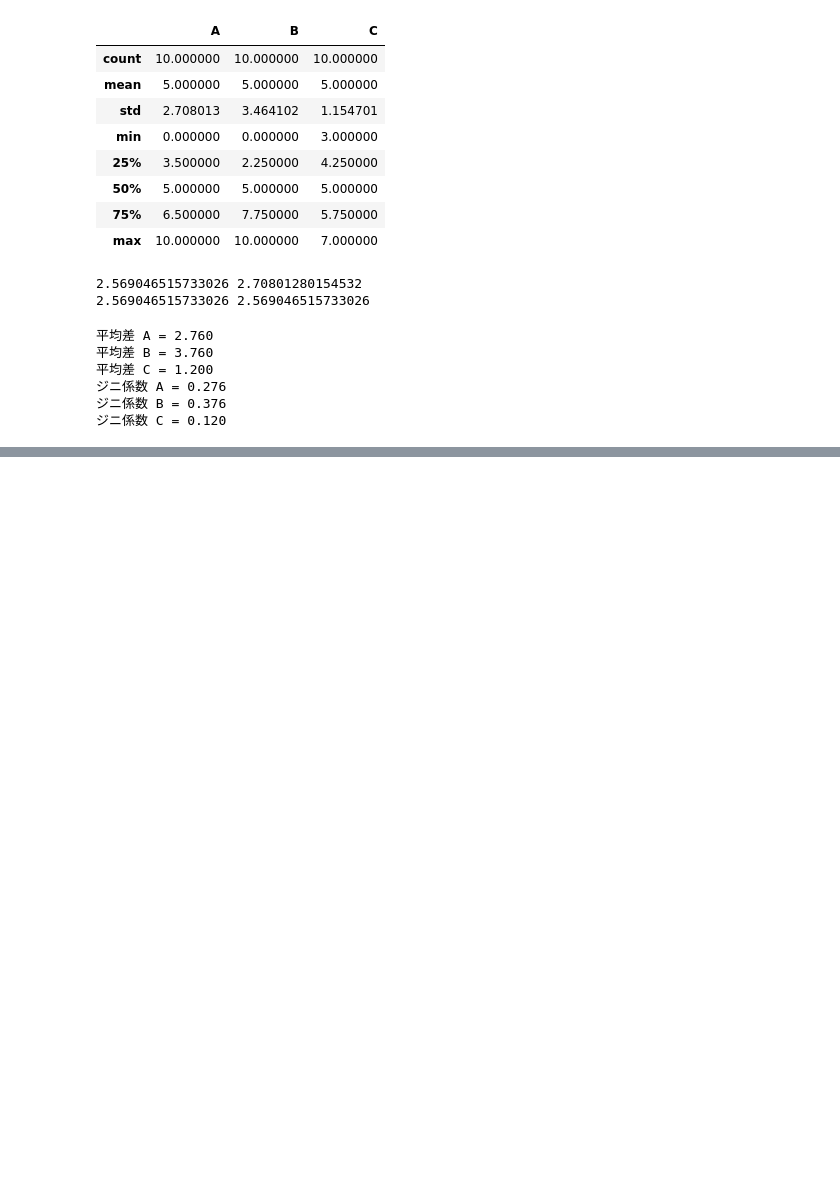
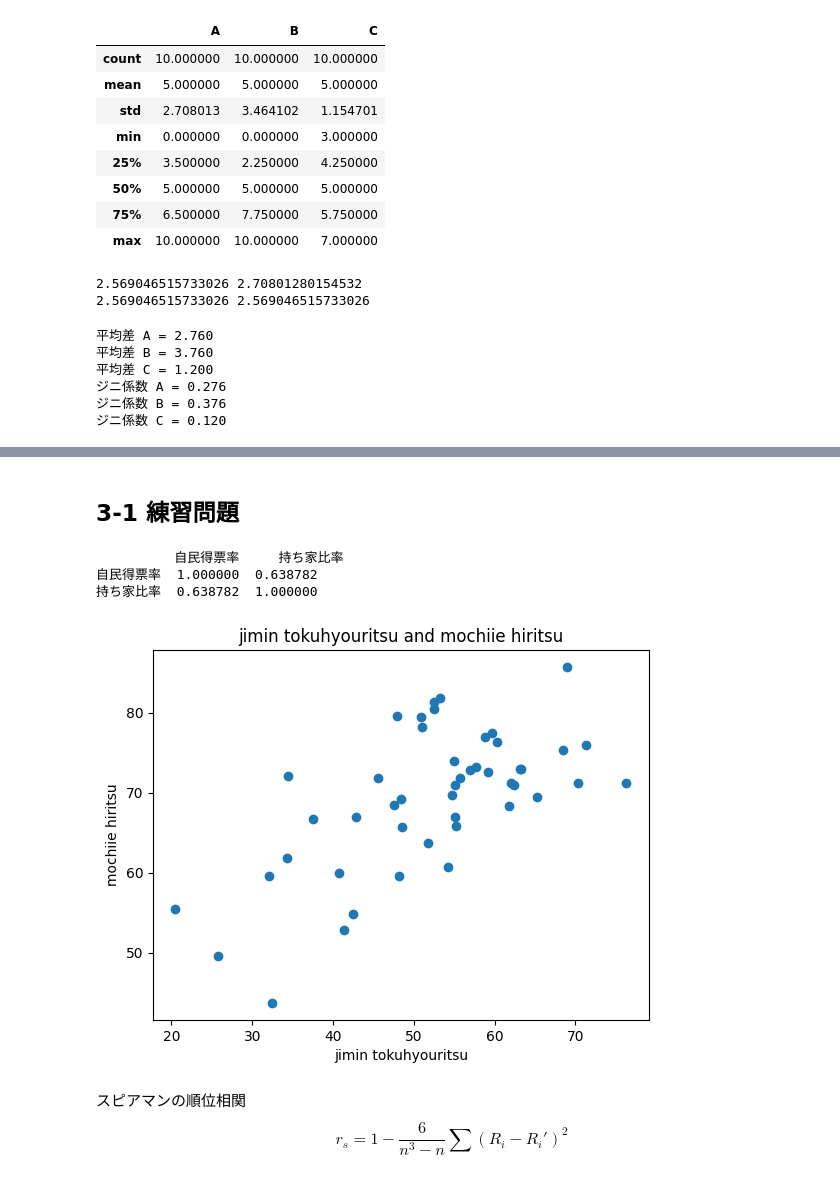
Before and after one commit to akmiccom/markdown, a Jupyter notebook: notebooks/統計学入門_練習問題.ipynb, the cells around one changed output, grey strips where cells are left out. Drawn from its saved outputs; the diff is of its cells as text; code cells hidden in the pictures; blank space fills up the shorter version.

```diff
--- a/notebooks/統計学入門_練習問題.ipynb
+++ b/notebooks/統計学入門_練習問題.ipynb
@@ -106,0 +230,54 @@ for t in df.columns:
+# %% [markdown]
+## 3-1 練習問題
+# %%
+import unicodedata
+unicodedata.normalize("NFKC", '１２３')
+
+tokuhyou = '''
+４１．４ ７６．３ ５９．２ ５１．８ ５２．５ ５３．２ ６２．４ ５５．０ ５７．７
+６３．２ ３７．５ ４８．５ ３２．４ ２０．５ ４７．９ ６８．９ ６８．５ ５２．５ ６３．３ ５８．８
+５９．７ ４８．４ ４０．７ ５１．０ ５０．９ ３４．３ ２５．８ ３２．１ ３４．４ ５５．１ ６０．３
+５７．０ ４５．６ ５４．２ ５５．１ ５５．７ ７０．３ ６１．８ ４７．６ ４２．５ ７１．３ ５５．２
+６５．２ ４２．９ ５４．７ ６２．０ ４８．２
+'''
+
+mochiie = '''
+５２．８ ７１．２ ７２．６ ６３．７ ８１．３ ８１．８ ７０．９ ７４．０ ７３．２
+７２．９ ６６．７ ６５．７ ４３．７ ５５．５ ７９．６ ８５．７ ７５．３ ８０．５ ７３．０ ７７．０
+７７．５ ６９．２ ６０．０ ７８．２ ７９．５ ６１．８ ４９．６ ５９．６ ７２．１ ７１．０ ７６．３
+７２．８ ７１．８ ６０．７ ６７．０ ７１．８ ７１．２ ６８．３ ６８．５ ５４．８ ７６．０ ６５．８
+６９．４ ６６．９ ６９．７ ７１．２ ５９．６
+'''
+
+todoufuken = '''
+北海道 青森 岩手 宮城 秋田 山形 福島 茨城 栃木
+群馬 埼玉 千葉 東京 神奈川 新潟 富山 石川 福井 山梨 長野
+岐阜 静岡 愛知 三重 滋賀 京都 大阪 兵庫 奈良 和歌山 鳥取
+島根 岡山 広島 山口 徳島 香川 愛媛 高知 福岡 佐賀 長崎
+熊本 大分 宮崎 鹿児島 沖縄
+'''
+
+tokuhyouritsu = [float(unicodedata.normalize("NFKC", a)) for a in tokuhyou.split()]
+mochiieritsu = [float(unicodedata.normalize("NFKC", a)) for a in mochiie.split()]
+todoufuken = todoufuken.split()
+# %%
+df = pd.DataFrame(
+    [tokuhyouritsu, mochiieritsu],
+    columns=todoufuken,
+    index=['自民得票率', '持ち家比率']
+)
+# %%
+plt.scatter(df.iloc[:1], df.iloc[1:])
+print(df.T.corr())
+plt.title('jimin tokuhyouritsu and mochiie hiritsu')
+plt.xlabel('jimin tokuhyouritsu')
+plt.ylabel('mochiie hiritsu')
+plt.show()
+# %% [output]
+          自民得票率     持ち家比率
+自民得票率  1.000000  0.638782
+持ち家比率  0.638782  1.000000
+[figure, added]
+# %% [markdown]
+スピアマンの順位相関
+$$ r_s = 1-\frac{6}{n^3 - n} \sum(R_i - R_i')^2 $$
```
Also changed, not shown: parts of 19 cells of this notebook, 24 other files.
